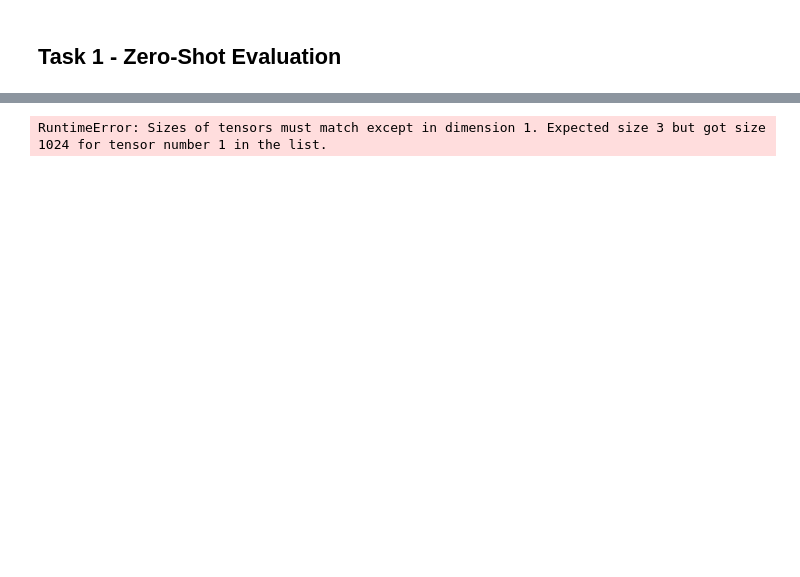
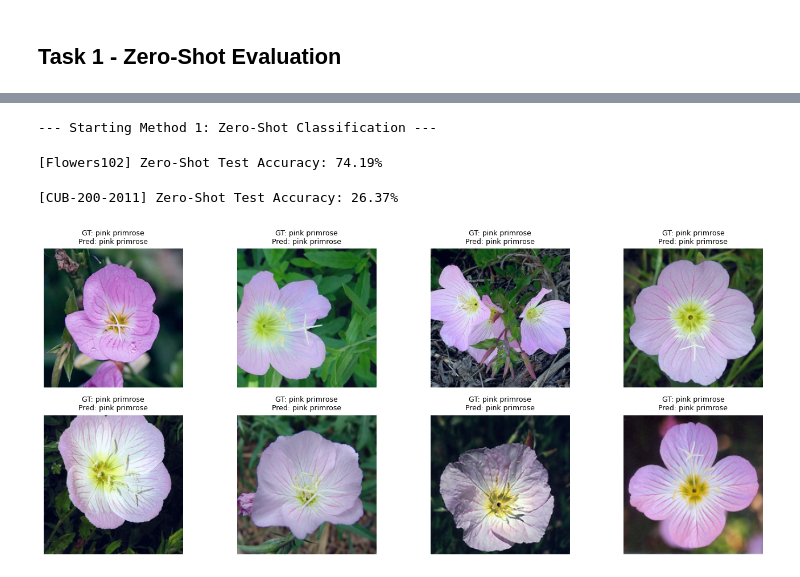
Before and after one commit to abattada/CLIP_HW, a Jupyter notebook: Task1.ipynb, the cells around one changed output, grey strips where cells are left out. Cells and saved outputs as stored; diff of their text form; code cells hidden in the pictures; blank space fills up the shorter version.

```diff
--- a/Task1.ipynb
+++ b/Task1.ipynb
@@ -188,17 +228,54 @@ def zeroshot_eval(dataloader, text_features):
 # %%
+print("--- Starting Method 1: Zero-Shot Classification ---")
+
 with torch.no_grad():
+    flowers102_accuracy = zeroshot_eval(flowers102_test_loader, flowers_text_features)
 
-    flowers102_accuracy = zeroshot_eval(flowers102_test_loader, flowers_text_features)
+
+print(f"\n[Flowers102] Zero-Shot Test Accuracy: {flowers102_accuracy * 100:.2f}%")
+# %% [output]
+--- Starting Method 1: Zero-Shot Classification ---
+[Flowers102] Zero-Shot Test Accuracy: 74.19%
 # %%
 with torch.no_grad():
-    cub_bird_accuracy = zeroshot_eval(cub_bird_test_loader, cub_text_features)
+    cub_bird_accuracy   = zeroshot_eval(cub_bird_test_loader,   cub_text_features)
+
+print(f"[CUB-200-2011] Zero-Shot Test Accuracy: {cub_bird_accuracy * 100:.2f}%")
 # %% [output]
-RuntimeError: Sizes of tensors must match except in dimension 1. Expected size 3 but got size 1024 for tensor number 1 in the list.
+[CUB-200-2011] Zero-Shot Test Accuracy: 26.37%
 # %%
-# === 4. Result Analysis ===
+# 可視化少量 Flowers 預測
+import matplotlib.pyplot as plt
 
-print(f"\nZero-Shot Test Accuracy: {flowers102_accuracy * 100:.2f}%")
+@torch.no_grad()
+def visualize_predictions(dataloader, text_features, class_names, num_images=8):
+    # 收集少量
+    imgs, labs = next(iter(dataloader))
+    if isinstance(imgs, dict):
+        imgs, labs = imgs["pixel_values"], imgs["label"]
+    if isinstance(imgs, list):
+        imgs = torch.stack(imgs, dim=0)
+    imgs = imgs[:num_images].to(DEVICE)
+    labs = labs[:num_images].cpu()
 
-print(f"\nZero-Shot Test Accuracy: {cub_bird_accuracy * 100:.2f}%")
+    feats = model.get_image_features(pixel_values=imgs)
+    feats = feats / feats.norm(dim=-1, keepdim=True)
+    preds = (100.0 * feats @ text_features.T).argmax(dim=-1).cpu()
 
-# also can do the "classification_report" and "confusion_matrix" here
+    plt.figure(figsize=(14, 6))
+    for i in range(num_images):
+        plt.subplot(2, (num_images + 1) // 2, i + 1)
+        img = imgs[i].detach().cpu()
+        # (3,H,W) -> (H,W,3)，反規格化簡易顯示
+        img = img.permute(1, 2, 0).numpy()
+        img = (img - img.min()) / max(1e-6, (img.max() - img.min()))
+        plt.imshow(img)
+        plt.axis("off")
+        plt.title(f"GT: {class_names[int(labs[i])]}\nPred: {class_names[int(preds[i])]}",
+                  fontsize=9)
+    plt.tight_layout()
+    plt.show()
+
+visualize_predictions(flowers102_test_loader, flowers_text_features, flowers102_class_names)
+# %% [output]
+[figure, added]
```
Also changed, not shown: parts of 7 cells of this notebook.
